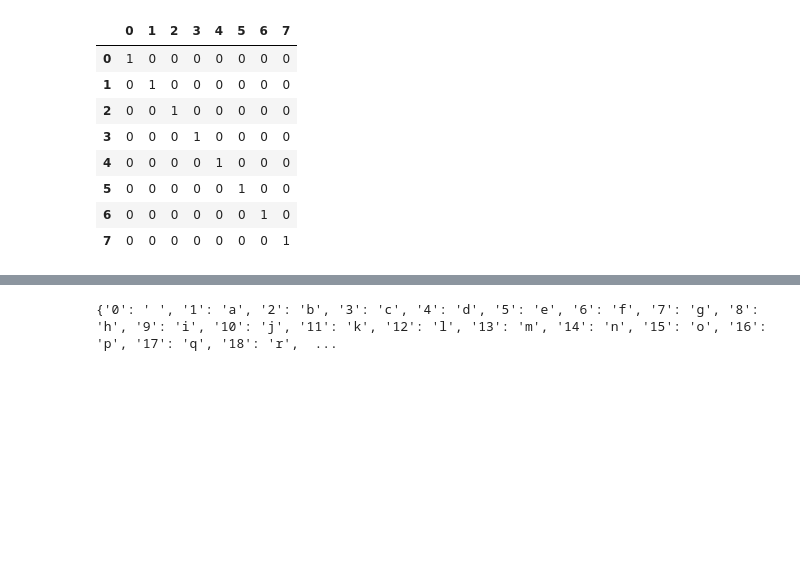
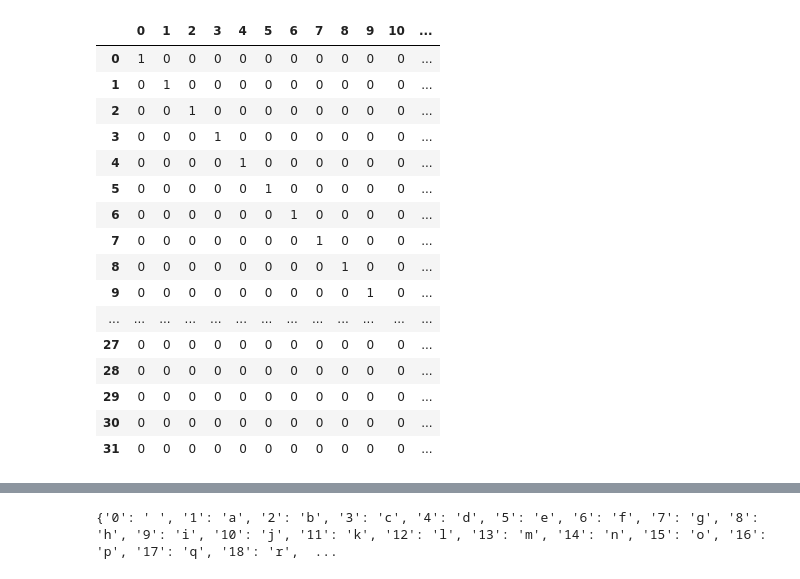
Before and after one commit to pedromchd/matrix-decoder, a Jupyter notebook: decoder.ipynb, the cells around one changed output, grey strips where cells are left out. Cells and saved outputs as stored; diff of their text form; code cells hidden in the pictures; blank space fills up the shorter version.

```diff
--- a/decoder.ipynb
+++ b/decoder.ipynb
@@ -6,12 +6,8 @@ import pandas as pd
 
 pd.set_option("display.max_columns", 32)
 
-key = 0
-key_size = 8
-subkey_size = 2
-
-message_size = 8
-submessage_size = 8
+key = 4
+key_size = 32
 # %%
 message_df = pd.read_csv("message.csv", header=None)
 
@@ -31,11 +35,10 @@ display(message_df)
 # %%
 keys_df = pd.read_csv("keys.csv", header=None)
 
-keys_list = [
+keys_ls = [
     keys_df.iloc[i : i + key_size].reset_index(drop=True)
     for i in range(0, len(keys_df), key_size)
 ]
 
-for key_df in keys_list:
-    display(key_df)
+display(keys_ls[key])
 # %% [output]
@@ -51,7 +62,7 @@ for key_df in keys_list:
 # %%
-key_block = keys_list[key].to_numpy()
+key_bk = keys_ls[key].to_numpy()
 
-key_block_inv = np.linalg.inv(key_block).round(0).astype(int)
+key_bk_inv = np.linalg.inv(key_bk).round(0).astype(int)
 
-display(pd.DataFrame(key_block_inv))
+display(pd.DataFrame(key_bk_inv))
 # %% [output]
@@ -67,15 +86,23 @@ display(pd.DataFrame(key_block_inv))
 # %%
-key_check = np.matmul(key_block, key_block_inv)
+key_inv_check = np.matmul(key_bk, key_bk_inv)
 
-display(pd.DataFrame(key_check))
+display(pd.DataFrame(key_inv_check))
 # %% [output]
-|  | 0 | 1 | 2 | 3 | 4 | 5 | 6 | 7 |
-| 0 | 1 | 0 | 0 | 0 | 0 | 0 | 0 | 0 |
-| 1 | 0 | 1 | 0 | 0 | 0 | 0 | 0 | 0 |
-| 2 | 0 | 0 | 1 | 0 | 0 | 0 | 0 | 0 |
-| 3 | 0 | 0 | 0 | 1 | 0 | 0 | 0 | 0 |
-| 4 | 0 | 0 | 0 | 0 | 1 | 0 | 0 | 0 |
-| 5 | 0 | 0 | 0 | 0 | 0 | 1 | 0 | 0 |
-| 6 | 0 | 0 | 0 | 0 | 0 | 0 | 1 | 0 |
-| 7 | 0 | 0 | 0 | 0 | 0 | 0 | 0 | 1 |
+|  | 0 | 1 | 2 | 3 | 4 | 5 | 6 | 7 | 8 | 9 | 10 | ... |
+| 0 | 1 | 0 | 0 | 0 | 0 | 0 | 0 | 0 | 0 | 0 | 0 | ... |
+| 1 | 0 | 1 | 0 | 0 | 0 | 0 | 0 | 0 | 0 | 0 | 0 | ... |
+| 2 | 0 | 0 | 1 | 0 | 0 | 0 | 0 | 0 | 0 | 0 | 0 | ... |
+| 3 | 0 | 0 | 0 | 1 | 0 | 0 | 0 | 0 | 0 | 0 | 0 | ... |
+| 4 | 0 | 0 | 0 | 0 | 1 | 0 | 0 | 0 | 0 | 0 | 0 | ... |
+| 5 | 0 | 0 | 0 | 0 | 0 | 1 | 0 | 0 | 0 | 0 | 0 | ... |
+| 6 | 0 | 0 | 0 | 0 | 0 | 0 | 1 | 0 | 0 | 0 | 0 | ... |
+| 7 | 0 | 0 | 0 | 0 | 0 | 0 | 0 | 1 | 0 | 0 | 0 | ... |
+| 8 | 0 | 0 | 0 | 0 | 0 | 0 | 0 | 0 | 1 | 0 | 0 | ... |
+| 9 | 0 | 0 | 0 | 0 | 0 | 0 | 0 | 0 | 0 | 1 | 0 | ... |
+| ... | ... | ... | ... | ... | ... | ... | ... | ... | ... | ... | ... | ... |
+| 27 | 0 | 0 | 0 | 0 | 0 | 0 | 0 | 0 | 0 | 0 | 0 | ... |
+| 28 | 0 | 0 | 0 | 0 | 0 | 0 | 0 | 0 | 0 | 0 | 0 | ... |
+| 29 | 0 | 0 | 0 | 0 | 0 | 0 | 0 | 0 | 0 | 0 | 0 | ... |
+| 30 | 0 | 0 | 0 | 0 | 0 | 0 | 0 | 0 | 0 | 0 | 0 | ... |
+| 31 | 0 | 0 | 0 | 0 | 0 | 0 | 0 | 0 | 0 | 0 | 0 | ... |
 # %%
```
Also changed, not shown: parts of 8 cells of this notebook.
